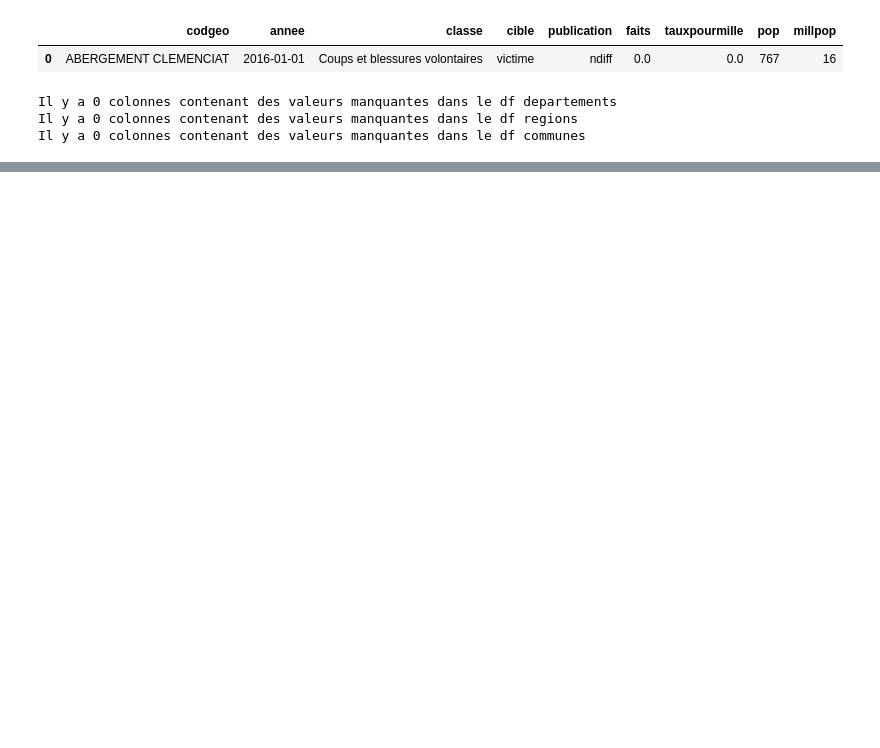
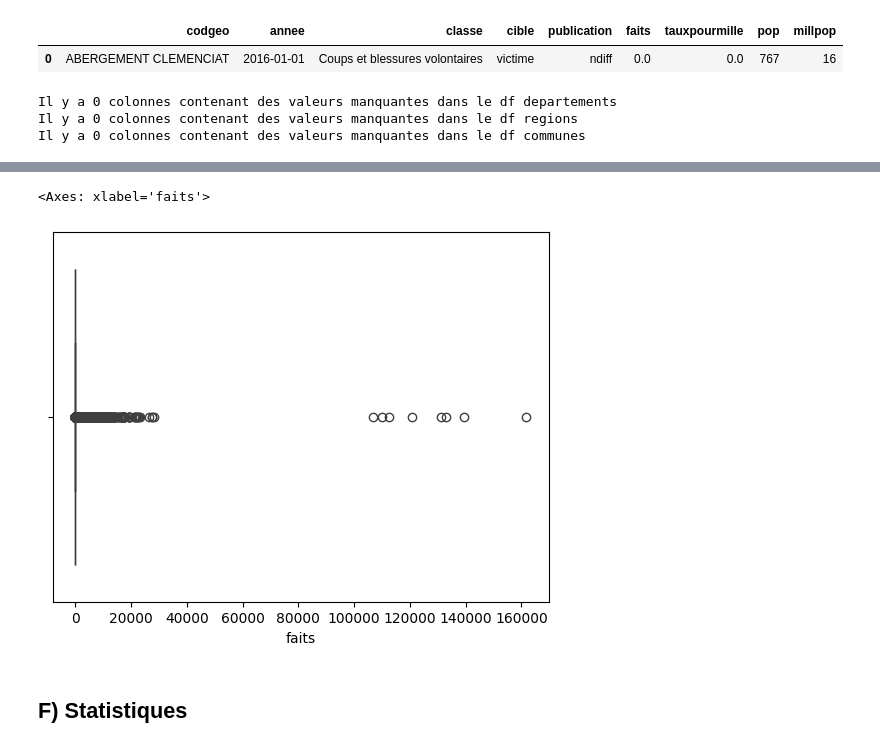
Before and after one commit to G-RELIQUET/Etude_Statistique_Delinquance, a Jupyter notebook: Etude.ipynb, the cells around one changed output, grey strips where cells are left out. Cells and saved outputs as stored; diff of their text form; code cells hidden in the pictures; blank space fills up the shorter version.

Commit message:
Ajout du début de l'étude statistique exploratoire

```diff
--- a/Etude.ipynb
+++ b/Etude.ipynb
@@ -261,3 +262,7 @@ Il y a 0 colonnes contenant des valeurs manquantes dans le df regions
 Il y a 0 colonnes contenant des valeurs manquantes dans le df communes
 # %%
 #On peut renommer la colonne "codgeo" qui n'est plus représentatif des variables qu'elle contient
+dictionnaire = {'codgeo': 'ville',
+                }
+commune=commune.rename(dictionnaire, axis = 1)
+commune.head(1)
@@ -266,0 +284,10 @@ Un des objectifs sous-jacents et de détecter la présence d'outliers
+# %%
+commune.describe()
+#Il y a bien d'énormes outliers qu'il va falloir traiter
+sns.boxplot(x = 'faits', data = commune)
+#Valeurs aberrantes et valeurs extrêmes
+# %% [output]
+<Axes: xlabel='faits'>
+[figure, added]
+# %% [markdown]
+## F) Statistiques
```
Also changed, not shown: parts of 5 cells of this notebook, 1 other file.
